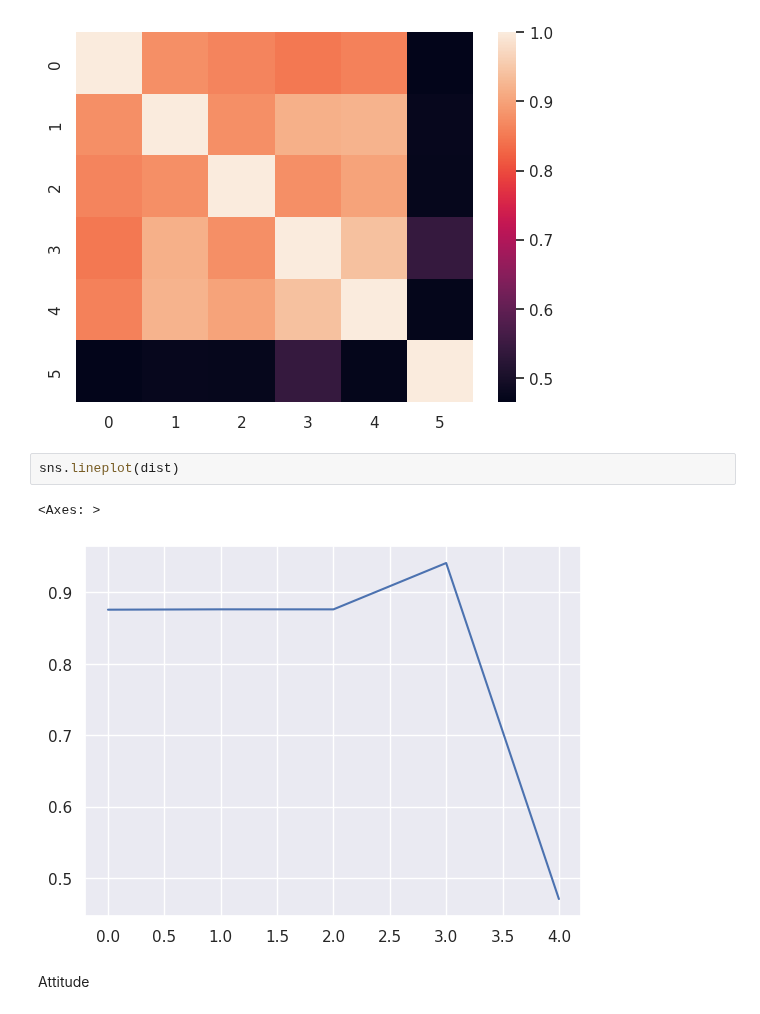
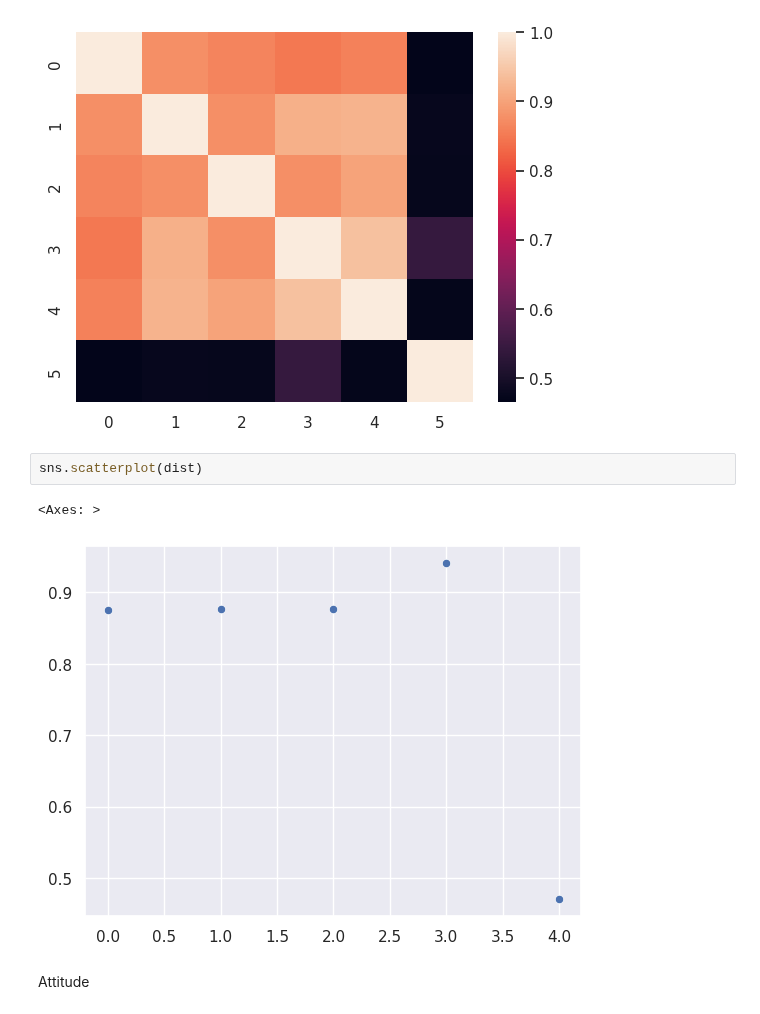
Before and after one commit to tanoManzo/mimic_trajectories, a Jupyter notebook: MIMIC_TRAJECTORY_embeddings_02.ipynb, the cells around one changed output. Drawn from its saved outputs; the diff is of its cells as text.

```diff
--- a/MIMIC_TRAJECTORY_embeddings_02.ipynb
+++ b/MIMIC_TRAJECTORY_embeddings_02.ipynb
@@ -233,10 +233,10 @@ sns.heatmap(scores)
 <Axes: >
 [figure]
 # %%
-sns.lineplot(dist)
+sns.scatterplot(dist)
 # %% [output]
 <Axes: >
-[figure, old version]
+[figure, new version]
 # %% [markdown]
 Attitude
 # %%
```
Also changed, not shown: parts of 5 cells of this notebook.
